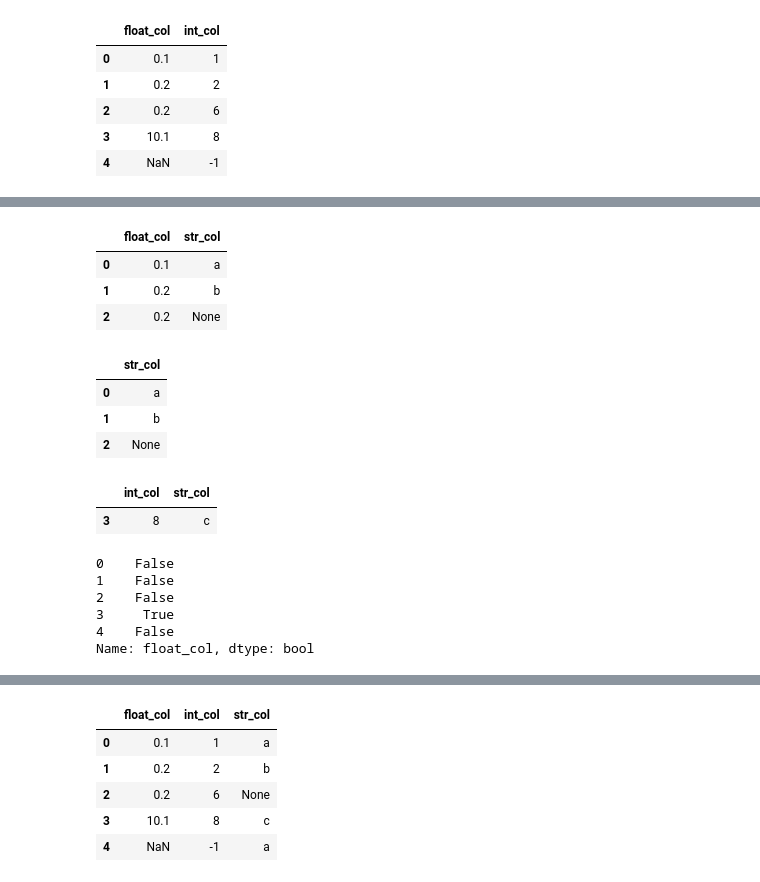
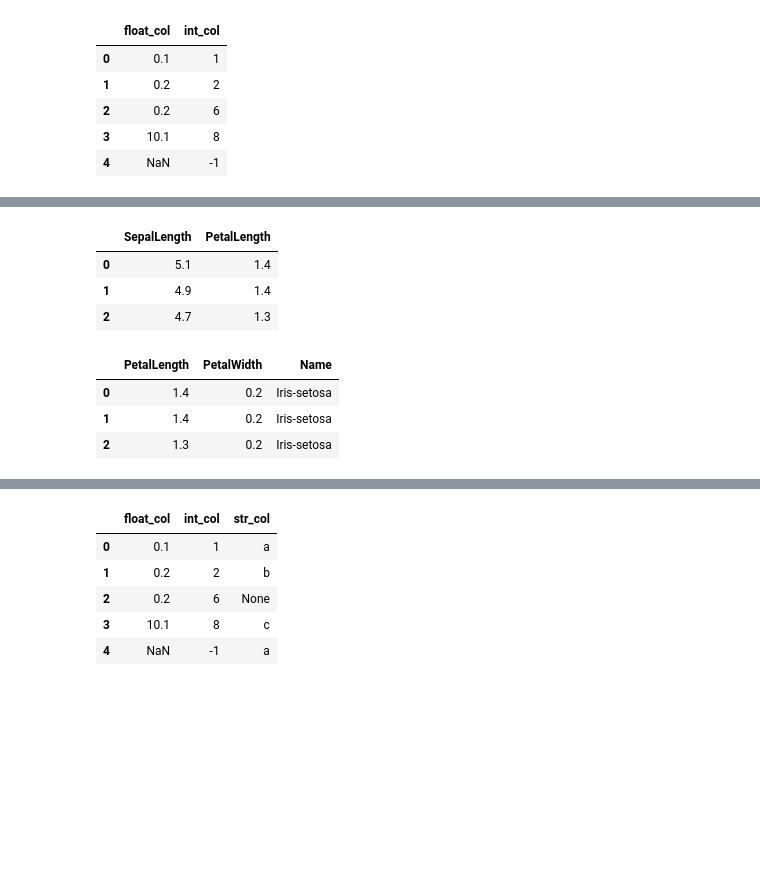
Before and after one commit to Thatguy027/CMBD, a Jupyter notebook: Scripts/CMBD_Pandas_Commands_Intro.ipynb, the cells around one changed output, grey strips where cells are left out. Saved outputs shown, nothing was run; the diff lists cells and outputs as text; code cells hidden in the pictures; blank space fills up the shorter version.

```diff
--- a/Scripts/CMBD_Pandas_Commands_Intro.ipynb
+++ b/Scripts/CMBD_Pandas_Commands_Intro.ipynb
@@ -81,0 +194,2 @@ df.loc[:,'float_col':'str_col']
+# %%
+iris_indexed = iris.set_index('Name')
@@ -82,28 +240,14 @@ df.loc[:,'float_col':'str_col']
 # %%
-df.iloc[:3,[0,2]]
+iris.iloc[:3,[0,2]]
 # %% [output]
-|  | float_col | str_col |
-| 0 | 0.1 | a |
-| 1 | 0.2 | b |
-| 2 | 0.2 | None |
+|  | SepalLength | PetalLength |
+| 0 | 5.1 | 1.4 |
+| 1 | 4.9 | 1.4 |
+| 2 | 4.7 | 1.3 |
 # %%
-df.iloc[:3,2:]
+iris.iloc[:3,2:].head()
 # %% [output]
-|  | str_col |
-| 0 | a |
-| 1 | b |
-| 2 | None |
+|  | PetalLength | PetalWidth | Name |
+| 0 | 1.4 | 0.2 | Iris-setosa |
+| 1 | 1.4 | 0.2 | Iris-setosa |
+| 2 | 1.3 | 0.2 | Iris-setosa |
-# %%
-df.loc[df['float_col'] > 10, ['int_col','str_col']]
-# %% [output]
-|  | int_col | str_col |
-| 3 | 8 | c |
-# %%
-df['float_col'] > 10
-# %% [output]
-0    False
-1    False
-2    False
-3     True
-4    False
-Name: float_col, dtype: bool
```
Also changed, not shown: parts of 30 cells of this notebook, 2 other files.
